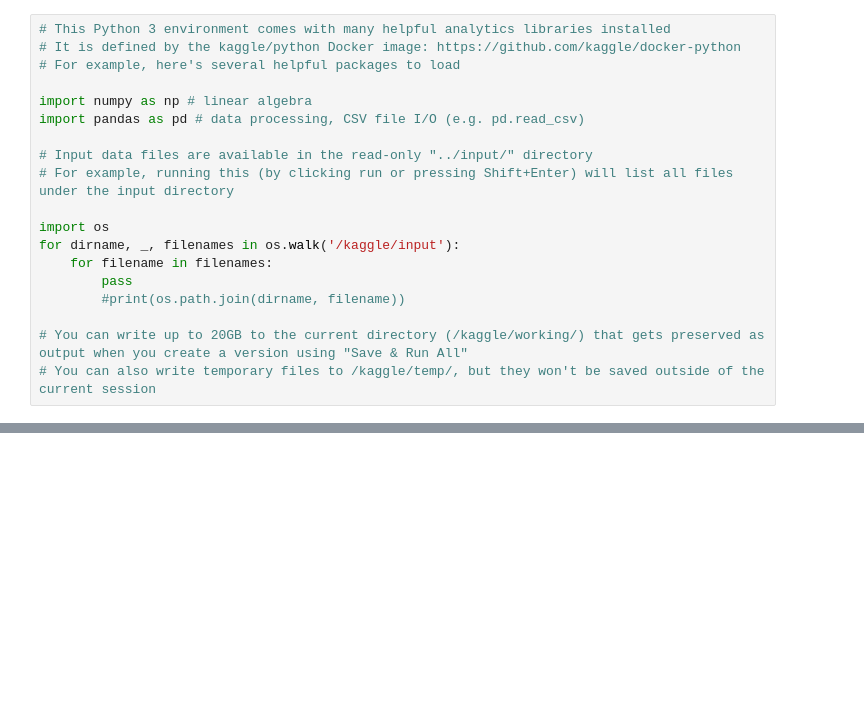
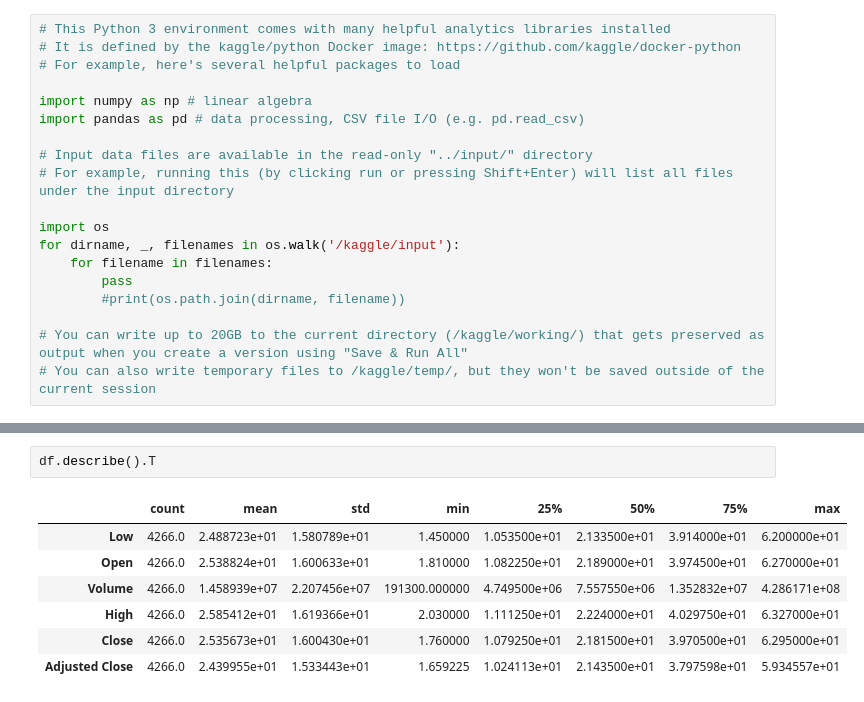
Before and after one commit to haipahm3108/Stock-data-ts-practice, a Jupyter notebook: stock-ts-practice.ipynb, the cells around one changed output, grey strips where cells are left out. Saved outputs shown, nothing was run; the diff lists cells and outputs as text; blank space fills up the shorter version.

```diff
--- a/stock-ts-practice.ipynb
+++ b/stock-ts-practice.ipynb
@@ -19,0 +219,10 @@ for dirname, _, filenames in os.walk('/kaggle/input'):
+# %%
+df.describe().T
+# %% [output]
+|  | count | mean | std | min | 25% | 50% | 75% | max |
+| Low | 4266.0 | 2.488723e+01 | 1.580789e+01 | 1.450000 | 1.053500e+01 | 2.133500e+01 | 3.914000e+01 | 6.200000e+01 |
+| Open | 4266.0 | 2.538824e+01 | 1.600633e+01 | 1.810000 | 1.082250e+01 | 2.189000e+01 | 3.974500e+01 | 6.270000e+01 |
+| Volume | 4266.0 | 1.458939e+07 | 2.207456e+07 | 191300.000000 | 4.749500e+06 | 7.557550e+06 | 1.352832e+07 | 4.286171e+08 |
+| High | 4266.0 | 2.585412e+01 | 1.619366e+01 | 2.030000 | 1.111250e+01 | 2.224000e+01 | 4.029750e+01 | 6.327000e+01 |
+| Close | 4266.0 | 2.535673e+01 | 1.600430e+01 | 1.760000 | 1.079250e+01 | 2.181500e+01 | 3.970500e+01 | 6.295000e+01 |
+| Adjusted Close | 4266.0 | 2.439955e+01 | 1.533443e+01 | 1.659225 | 1.024113e+01 | 2.143500e+01 | 3.797598e+01 | 5.934557e+01 |
```
Also changed, not shown: parts of 26 cells of this notebook.
